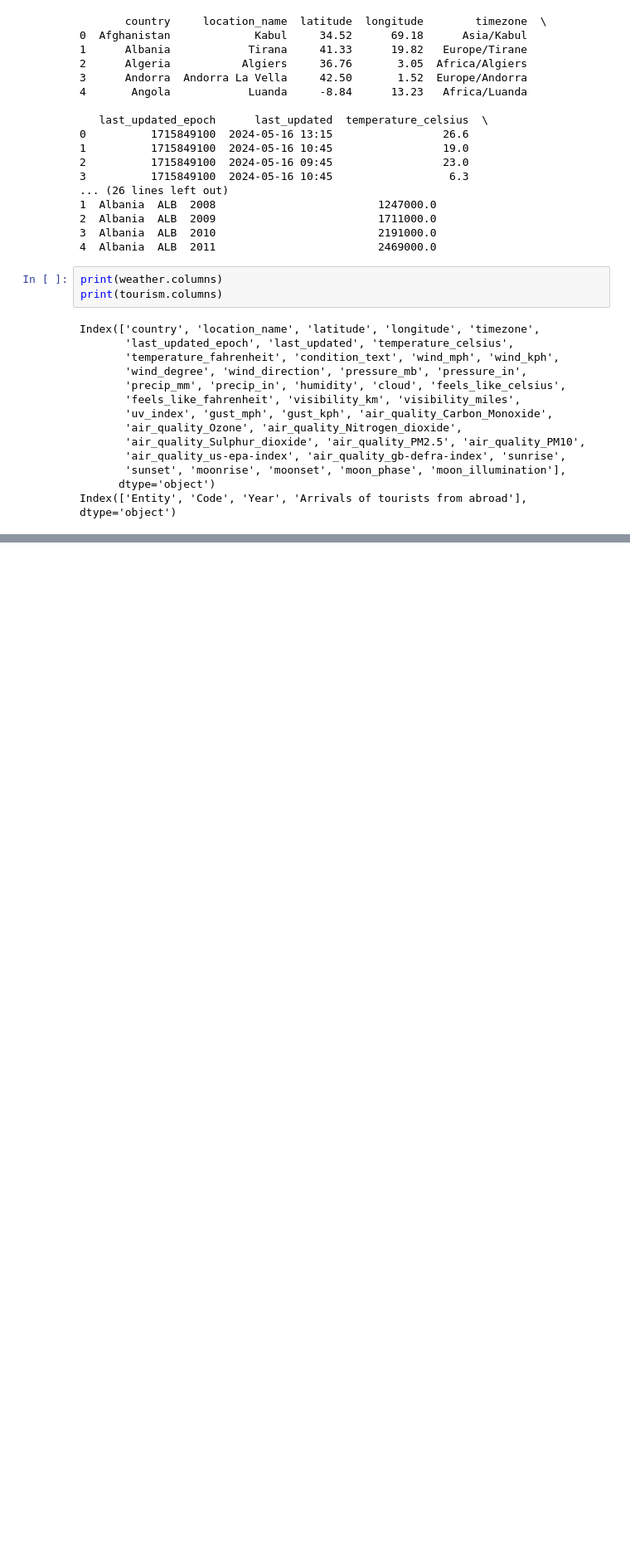
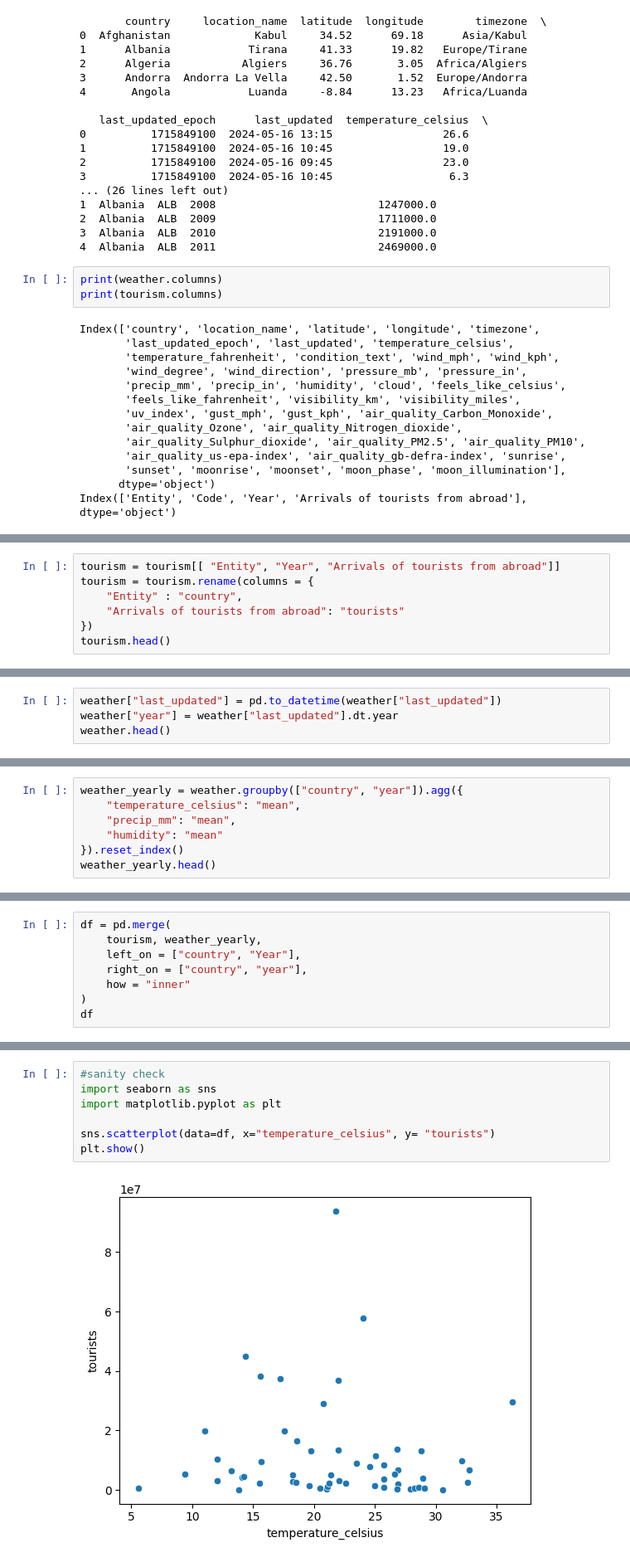
Before and after one commit to 2005yoheiUBC/tourist-demand-prediction, a Jupyter notebook: notebooks/travel_analysis.ipynb, the cells around one changed output, grey strips where cells are left out. Shown at 83% size. Drawn from its saved outputs; the diff is of its cells as text; blank space fills up the shorter version.

Commit message:
Data Exploration

```diff
--- a/notebooks/travel_analysis.ipynb
+++ b/notebooks/travel_analysis.ipynb
@@ -70,0 +131,7 @@ Index(['Entity', 'Code', 'Year', 'Arrivals of tourists from abroad'], dtype='obj
+# %%
+tourism = tourism[[ "Entity", "Year", "Arrivals of tourists from abroad"]]
+tourism = tourism.rename(columns = {
+    "Entity" : "country",
+    "Arrivals of tourists from abroad": "tourists"
+})
+tourism.head()
@@ -70,0 +147,4 @@ Index(['Entity', 'Code', 'Year', 'Arrivals of tourists from abroad'], dtype='obj
+# %%
+weather["last_updated"] = pd.to_datetime(weather["last_updated"])
+weather["year"] = weather["last_updated"].dt.year
+weather.head()
@@ -70,0 +160,7 @@ Index(['Entity', 'Code', 'Year', 'Arrivals of tourists from abroad'], dtype='obj
+# %%
+weather_yearly = weather.groupby(["country", "year"]).agg({
+    "temperature_celsius": "mean",
+    "precip_mm": "mean",
+    "humidity": "mean"
+}).reset_index()
+weather_yearly.head()
@@ -70,0 +176,8 @@ Index(['Entity', 'Code', 'Year', 'Arrivals of tourists from abroad'], dtype='obj
+# %%
+df = pd.merge(
+    tourism, weather_yearly,
+    left_on = ["country", "Year"],
+    right_on = ["country", "year"],
+    how = "inner"
+)
+df
@@ -70,0 +207,9 @@ Index(['Entity', 'Code', 'Year', 'Arrivals of tourists from abroad'], dtype='obj
+# %%
+#sanity check
+import seaborn as sns
+import matplotlib.pyplot as plt
+
+sns.scatterplot(data=df, x="temperature_celsius", y= "tourists")
+plt.show()
+# %% [output]
+[figure, added]
```
Also changed, not shown: parts of 32 cells of this notebook, 1 other file.
